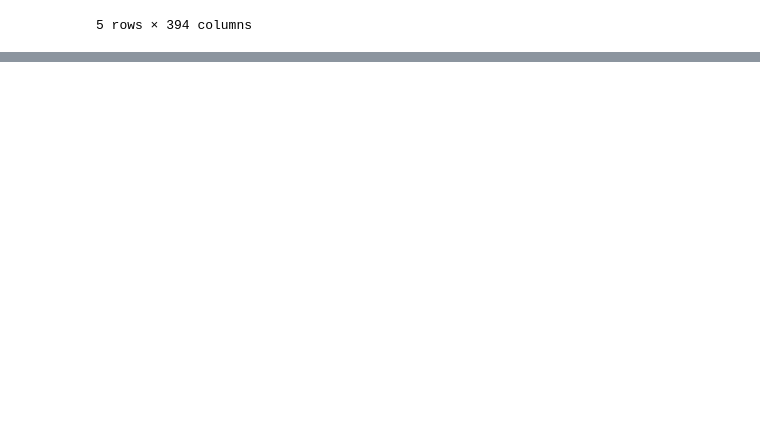
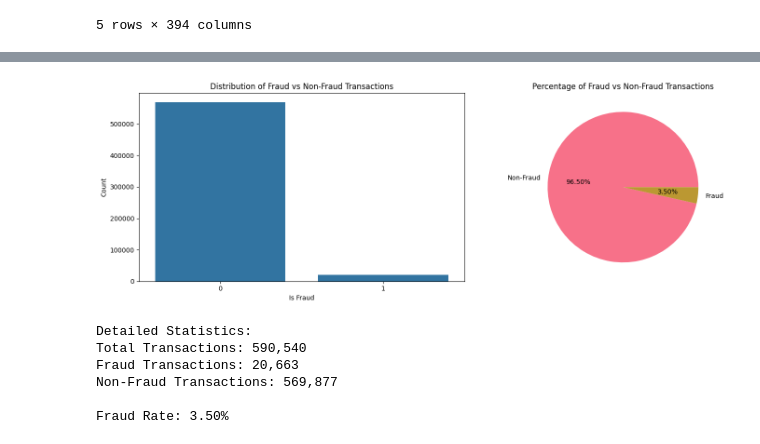
Before and after one commit to koutsompinask/MSC-thesis, a Jupyter notebook: fraud-detection.ipynb, the cells around one changed output, grey strips where cells are left out. Cells and saved outputs as stored; diff of their text form; code cells hidden in the pictures; blank space fills up the shorter version.

```diff
--- a/fraud-detection.ipynb
+++ b/fraud-detection.ipynb
@@ -65,0 +166,35 @@ DeviceInfo: 1786
+# %%
+# Calculate fraud distribution
+fraud_dist = train['isFraud'].value_counts()
+fraud_pct = train['isFraud'].value_counts(normalize=True) * 100
+
+# Create a figure with two subplots
+fig, (ax1, ax2) = plt.subplots(1, 2, figsize=(15, 5))
+
+# Plot 1: Bar chart
+sns.barplot(x=fraud_dist.index, y=fraud_dist.values, ax=ax1)
+ax1.set_title('Distribution of Fraud vs Non-Fraud Transactions')
+ax1.set_xlabel('Is Fraud')
+ax1.set_ylabel('Count')
+
+# Plot 2: Pie chart
+colors = sns.color_palette('husl')[:2]
+ax2.pie(fraud_pct, labels=['Non-Fraud', 'Fraud'], autopct='%1.2f%%', colors=colors)
+ax2.set_title('Percentage of Fraud vs Non-Fraud Transactions')
+
+plt.tight_layout()
+plt.show()
+
+print("\nDetailed Statistics:")
+print(f"Total Transactions: {len(train):,}")
+print(f"Fraud Transactions: {fraud_dist[1]:,}")
+print(f"Non-Fraud Transactions: {fraud_dist[0]:,}")
+print(f"\nFraud Rate: {fraud_pct[1]:.2f}%")
+# %% [output]
+[figure, added]
+Detailed Statistics:
+Total Transactions: 590,540
+Fraud Transactions: 20,663
+Non-Fraud Transactions: 569,877
+
+Fraud Rate: 3.50%
```
Also changed, not shown: parts of 23 cells of this notebook.
